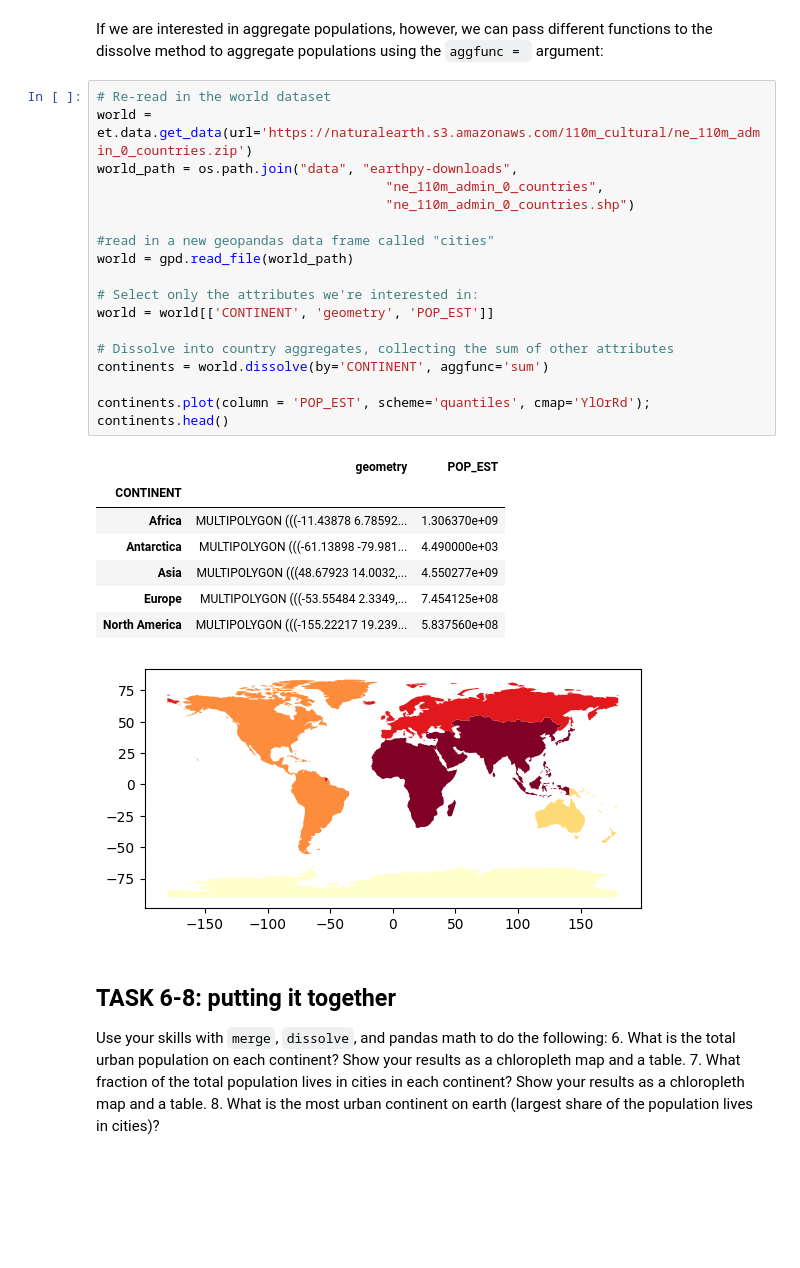
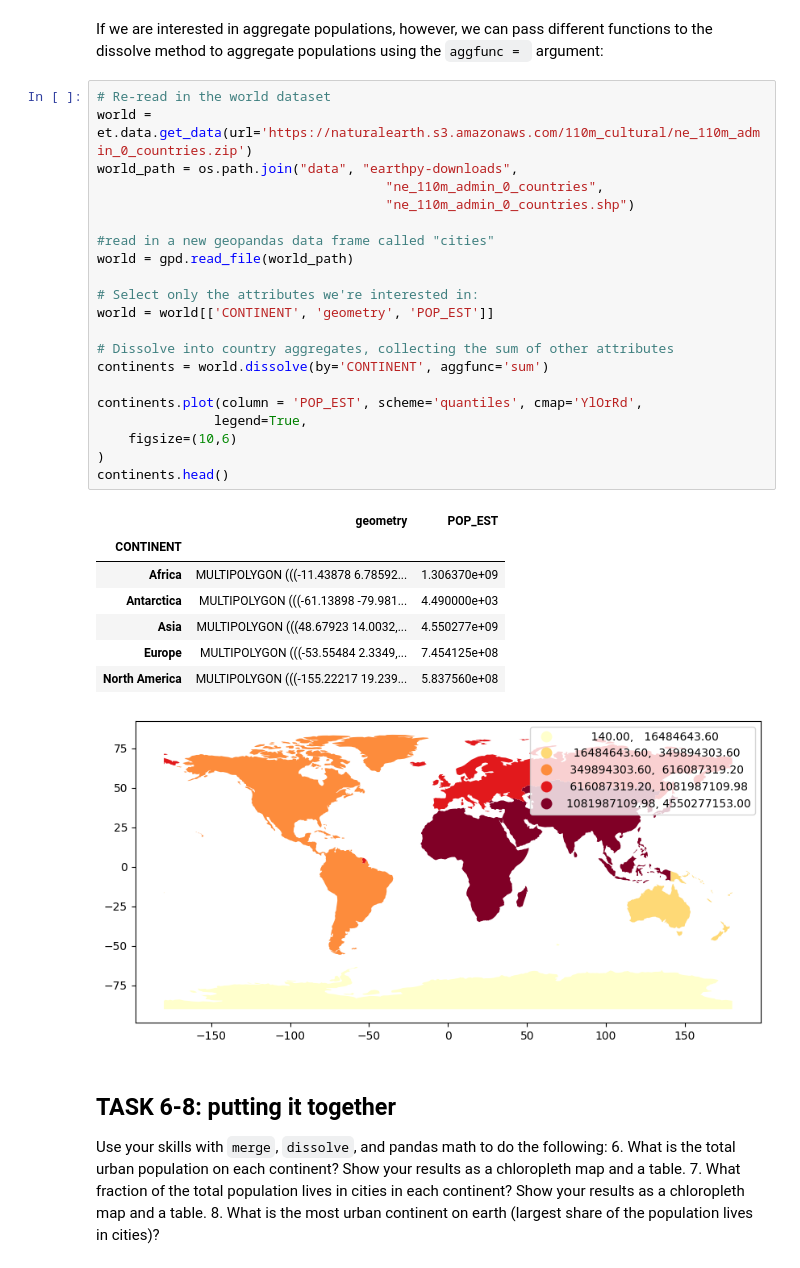
Before and after one commit to rlannder/WaterDig, a Jupyter notebook: CodeSprints/VectorData101.ipynb, the cells around one changed output. Saved outputs shown, nothing was run; the diff lists cells and outputs as text; blank space fills up the shorter version.

```diff
--- a/CodeSprints/VectorData101.ipynb
+++ b/CodeSprints/VectorData101.ipynb
@@ -648,30 +647,33 @@ If we are interested in aggregate populations, however, we can pass different fu
 # %%
 # Re-read in the world dataset
 world = et.data.get_data(url='https://naturalearth.s3.amazonaws.com/110m_cultural/ne_110m_admin_0_countries.zip')
 world_path = os.path.join("data", "earthpy-downloads",
                                      "ne_110m_admin_0_countries",
                                      "ne_110m_admin_0_countries.shp")
 
 #read in a new geopandas data frame called "cities"
 world = gpd.read_file(world_path)
 
 # Select only the attributes we're interested in:
 world = world[['CONTINENT', 'geometry', 'POP_EST']]
 
 # Dissolve into country aggregates, collecting the sum of other attributes
 continents = world.dissolve(by='CONTINENT', aggfunc='sum')
 
-continents.plot(column = 'POP_EST', scheme='quantiles', cmap='YlOrRd');
+continents.plot(column = 'POP_EST', scheme='quantiles', cmap='YlOrRd',
+               legend=True,
+    figsize=(10,6)
+)
 continents.head()
 # %% [output]
 |  | geometry | POP_EST |
 | CONTINENT |  |  |
 | Africa | MULTIPOLYGON (((-11.43878 6.78592... | 1.306370e+09 |
 | Antarctica | MULTIPOLYGON (((-61.13898 -79.981... | 4.490000e+03 |
 | Asia | MULTIPOLYGON (((48.67923 14.0032,... | 4.550277e+09 |
 | Europe | MULTIPOLYGON (((-53.55484 2.3349,... | 7.454125e+08 |
 | North America | MULTIPOLYGON (((-155.22217 19.239... | 5.837560e+08 |
-[figure, old version]
+[figure, new version]
 # %% [markdown]
 ## TASK 6-8: putting it together
 Use your skills with `merge`, `dissolve`, and pandas math to do the following:
```
Also changed, not shown: parts of 3 cells of this notebook.
